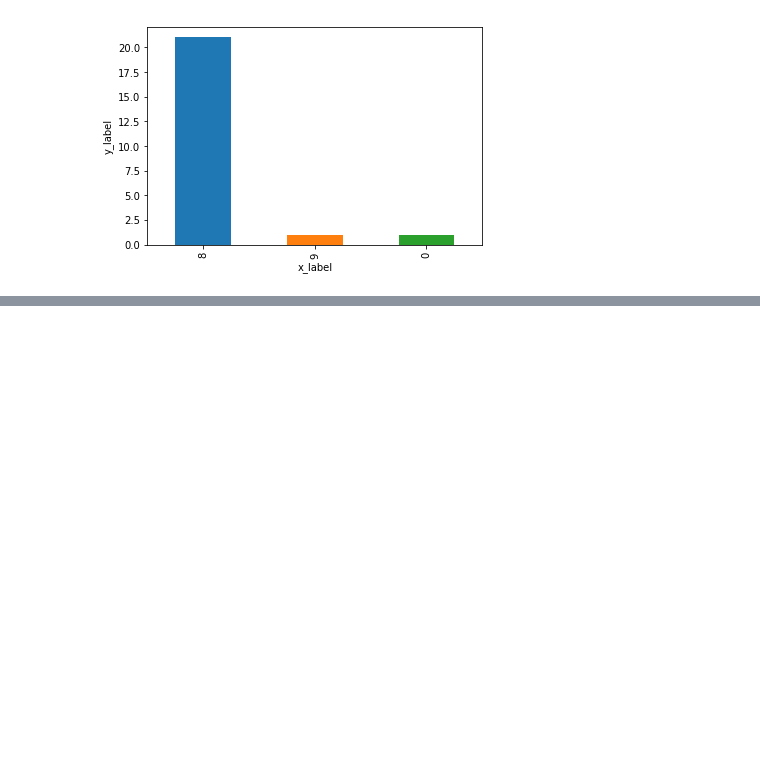
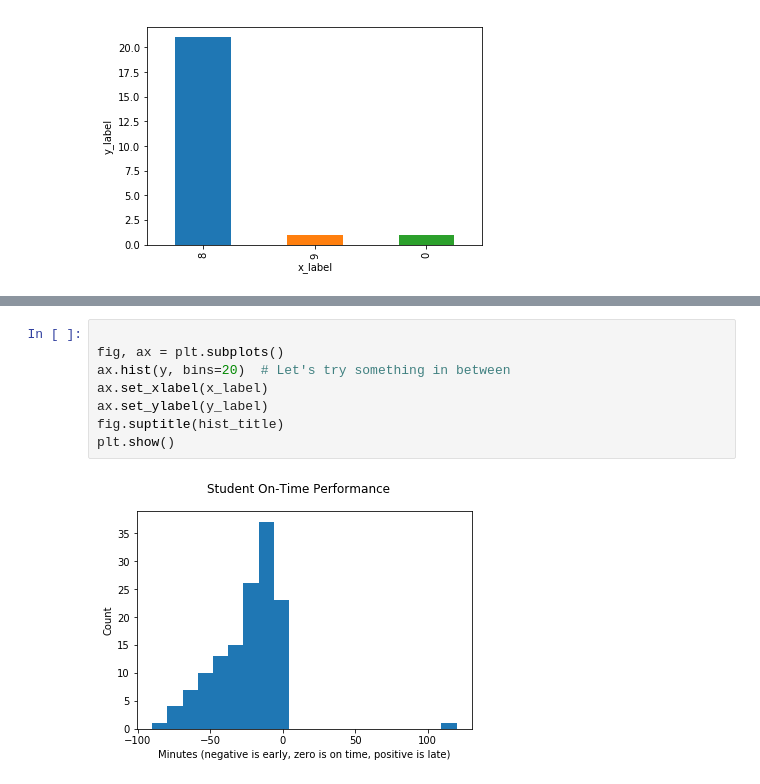
Before and after one commit to AnnaLara/ds-challenge-05_seattle-ds-career-040119, a Jupyter notebook: ds-challenge-05_seattle-ds-career-040119.ipynb, the cells around one changed output, grey strips where cells are left out. Drawn from its saved outputs; the diff is of its cells as text; blank space fills up the shorter version.

```diff
--- a/ds-challenge-05_seattle-ds-career-040119.ipynb
+++ b/ds-challenge-05_seattle-ds-career-040119.ipynb
@@ -161,0 +243,10 @@ Text(0, 0.5, 'y_label')
+# %%
+
+fig, ax = plt.subplots()
+ax.hist(y, bins=20)  # Let's try something in between
+ax.set_xlabel(x_label)
+ax.set_ylabel(y_label)
+fig.suptitle(hist_title)
+plt.show()
+# %% [output]
+[figure, added]
```
Also changed, not shown: parts of 9 cells of this notebook.
